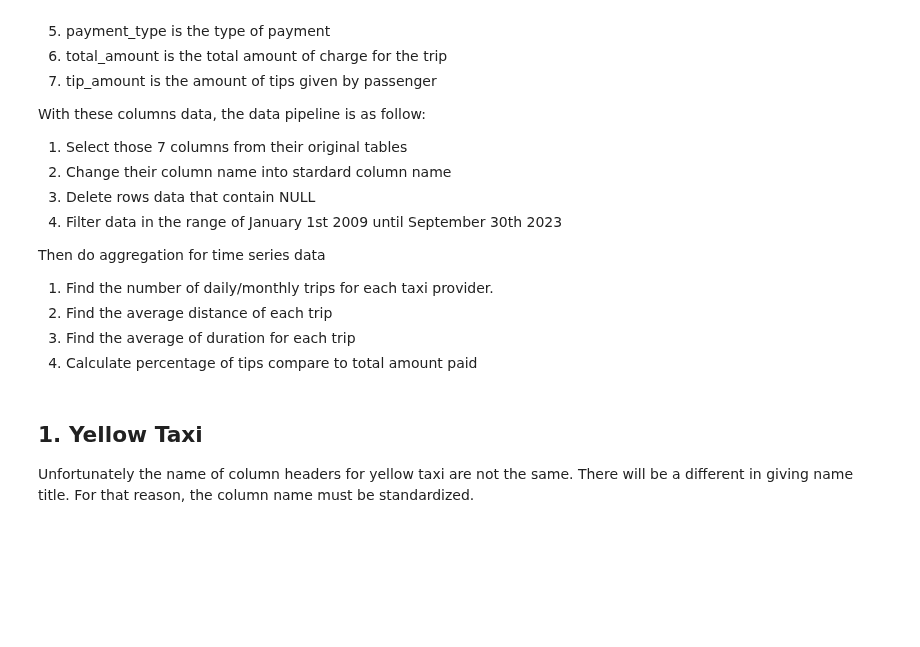
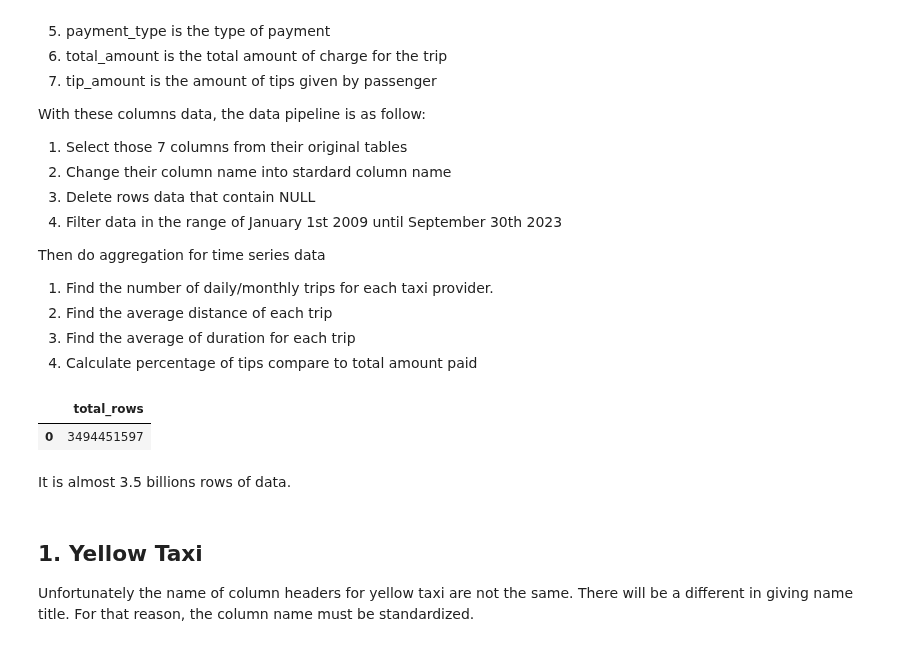
Before and after one commit to imdwipayana/Battlefield, a Jupyter notebook: DuckDB/Time_Series_Taxi/yellow_ts_2023.ipynb, the cells around one changed output. Saved outputs shown, nothing was run; the diff lists cells and outputs as text; code cells hidden in the pictures; blank space fills up the shorter version.

```diff
--- a/DuckDB/Time_Series_Taxi/yellow_ts_2023.ipynb
+++ b/DuckDB/Time_Series_Taxi/yellow_ts_2023.ipynb
@@ -30,6 +30,30 @@ Then do aggregation for time series data
 import polars as pl
 import duckdb
 import matplotlib.pyplot as plt
+# %%
+# Find out the total row of data
+query_row_data = """
+SELECT count(*) AS total_rows
+FROM (
+    SELECT 1 FROM read_parquet('C:/Users/ekadw/Documents/DATA/NY_Taxi/*/yellow_taxi_*/yellow_tripdata_*.parquet')
+    UNION ALL
+    SELECT 1 FROM read_parquet('C:/Users/ekadw/Documents/DATA/NY_Taxi/*/yellow_taxi/yellow_tripdata_*.parquet')
+    UNION ALL
+    SELECT 1 FROM read_parquet('C:/Users/ekadw/Documents/DATA/NY_Taxi/*/green_taxi/green_tripdata_*.parquet')
+    UNION ALL
+    SELECT 1 FROM read_parquet('C:/Users/ekadw/Documents/DATA/NY_Taxi/*/for_hire_vehicle/fhv_tripdata_*.parquet')
+    UNION ALL
+    SELECT 1 FROM read_parquet('C:/Users/ekadw/Documents/DATA/NY_Taxi/*/high_volume_for_hire_vehicle/fhvhv_tripdata_*.parquet')
+)
+"""
+con = duckdb.connect()
+df_row_data = con.execute(query_row_data).fetchdf()
+df_row_data.head()
+# %% [output]
+|  | total_rows |
+| 0 | 3494451597 |
+# %% [markdown]
+It is almost 3.5 billions rows of data.
 # %% [markdown]
 ## 1. Yellow Taxi
 Unfortunately the name of column headers for yellow taxi are not the same. There will be a different in giving name title. For that reason, the column name must be standardized.
```
Also changed, not shown: parts of 8 cells of this notebook.
